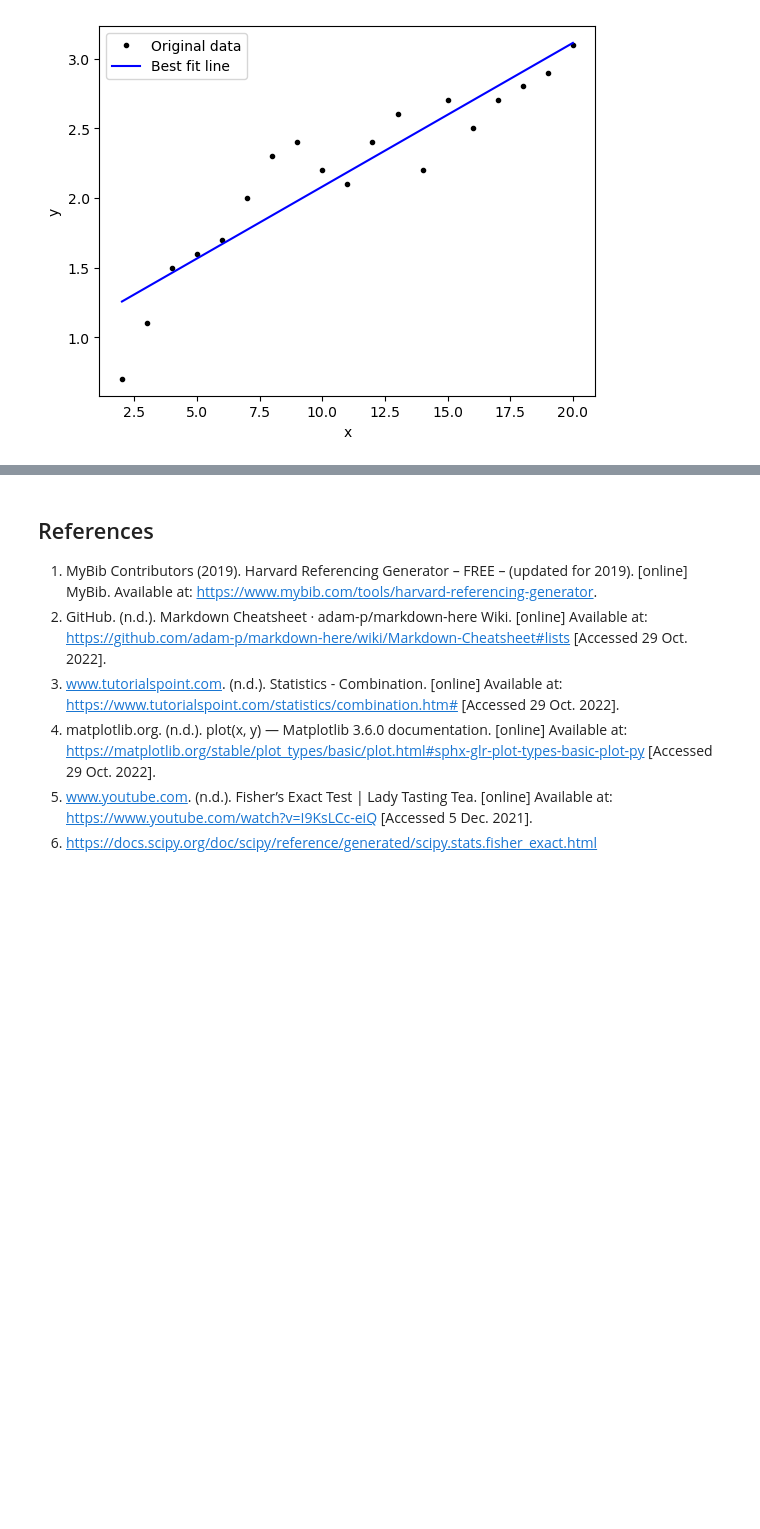
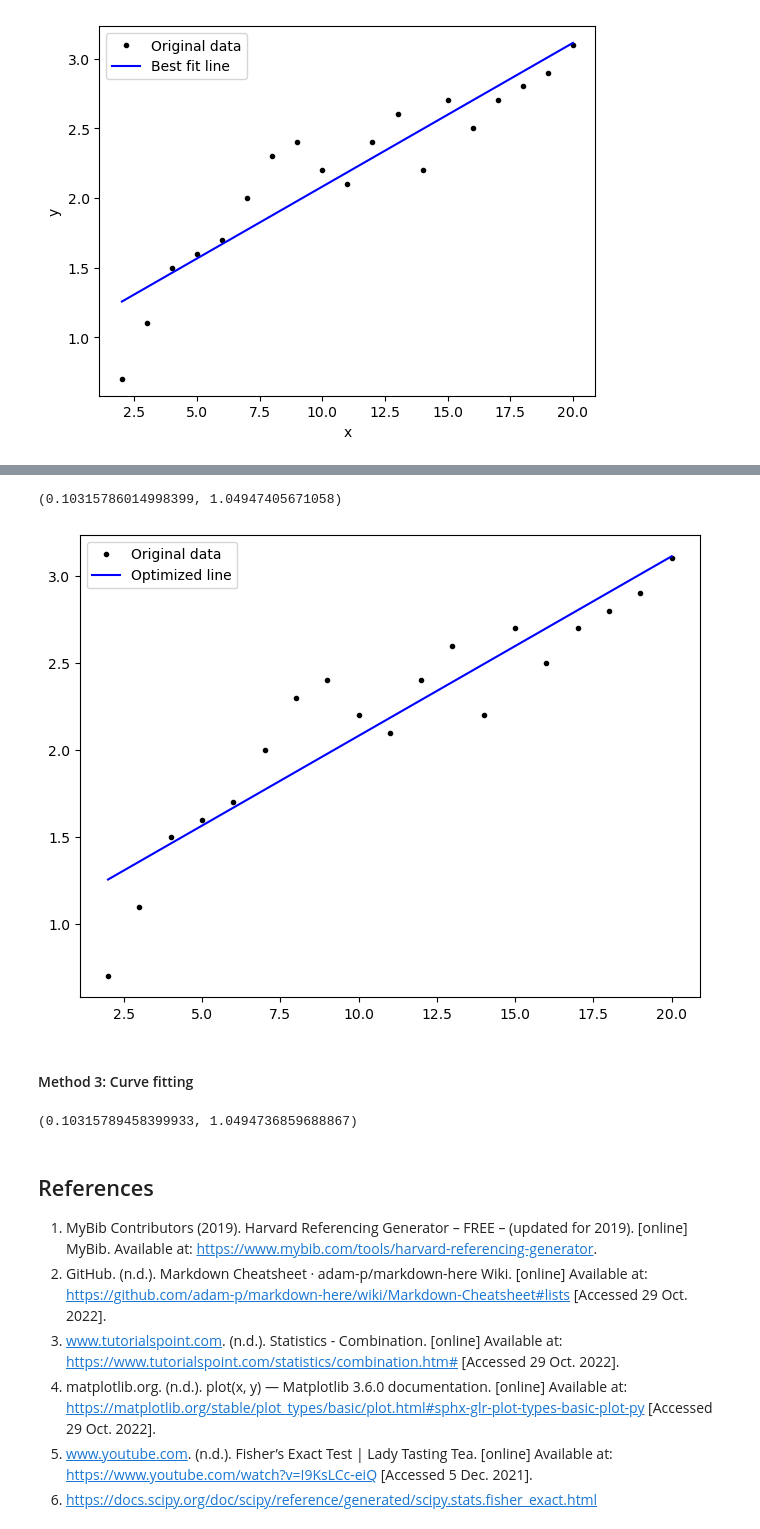
Before and after one commit to Anja585/machine-learning-and-statistics, a Jupyter notebook: regular_tasks.ipynb, the cells around one changed output, grey strips where cells are left out. Drawn from its saved outputs; the diff is of its cells as text; code cells hidden in the pictures; blank space fills up the shorter version.

Commit message:
method 3

```diff
--- a/regular_tasks.ipynb
+++ b/regular_tasks.ipynb
@@ -274,0 +262,20 @@ result
+# %%
+# Extract the optimized m and c.
+m_o, c_o = result.x
+# Print them.
+m_o, c_o
+# %% [output]
+(0.10315786014998399, 1.04947405671058)
+# %%
+# Plot the best fit line from the optimization.
+fig, ax = plt.subplots(figsize=(8, 6))
+ax.plot(x, y, 'k.', label='Original data')
+ax.plot(x, m_o * x + c_o, 'b-', label='Optimized line')
+ax.legend()
+
+# Show the plot.
+plt.show()
+# %% [output]
+[figure, added]
+# %% [markdown]
+#### Method 3: Curve fitting
@@ -275,3 +289,10 @@ result
+# %%
+# Pull out the parameters.
+m_f, c_f = result[0]
+# Print values.
+m_f, c_f
+# %% [output]
+(0.10315789458399933, 1.0494736859688867)
 # %% [markdown]
 ## References
 
```
Also changed, not shown: parts of 15 cells of this notebook.
